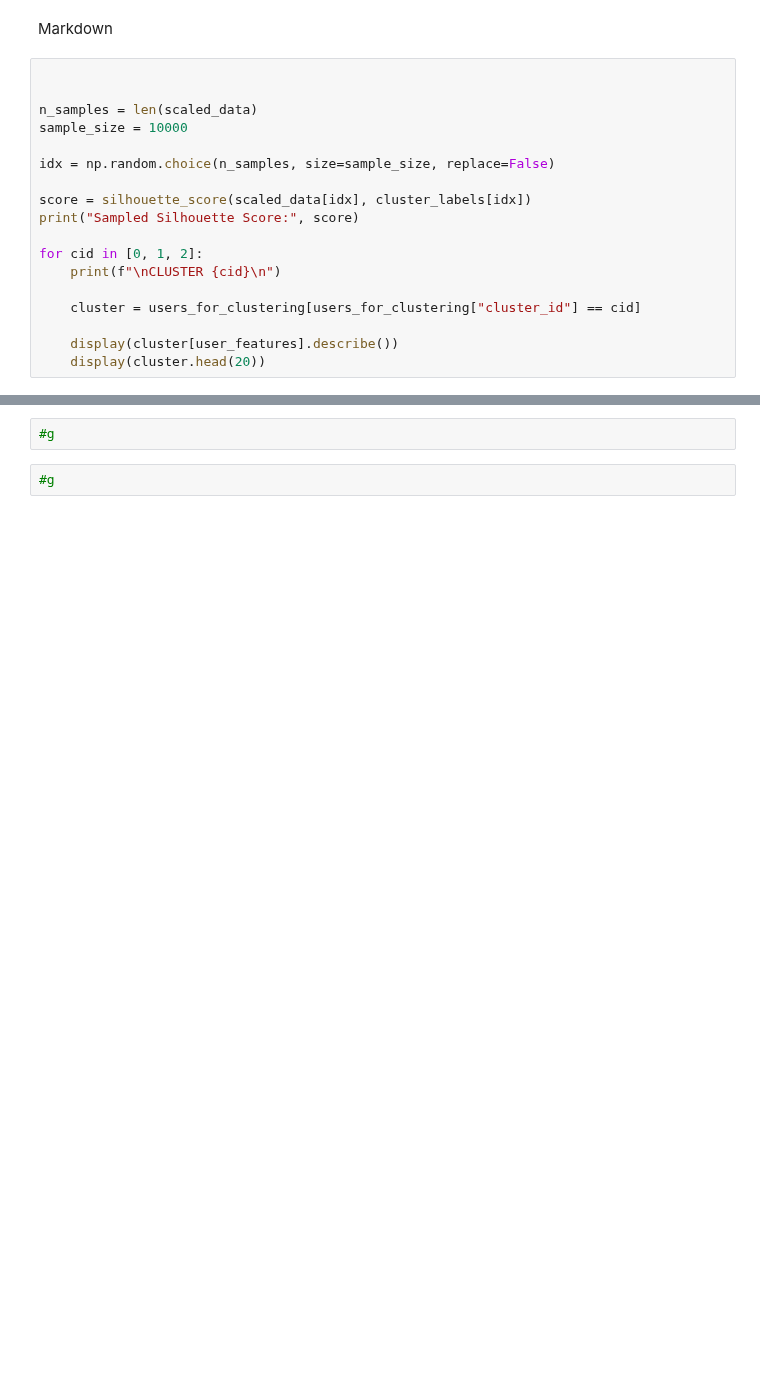
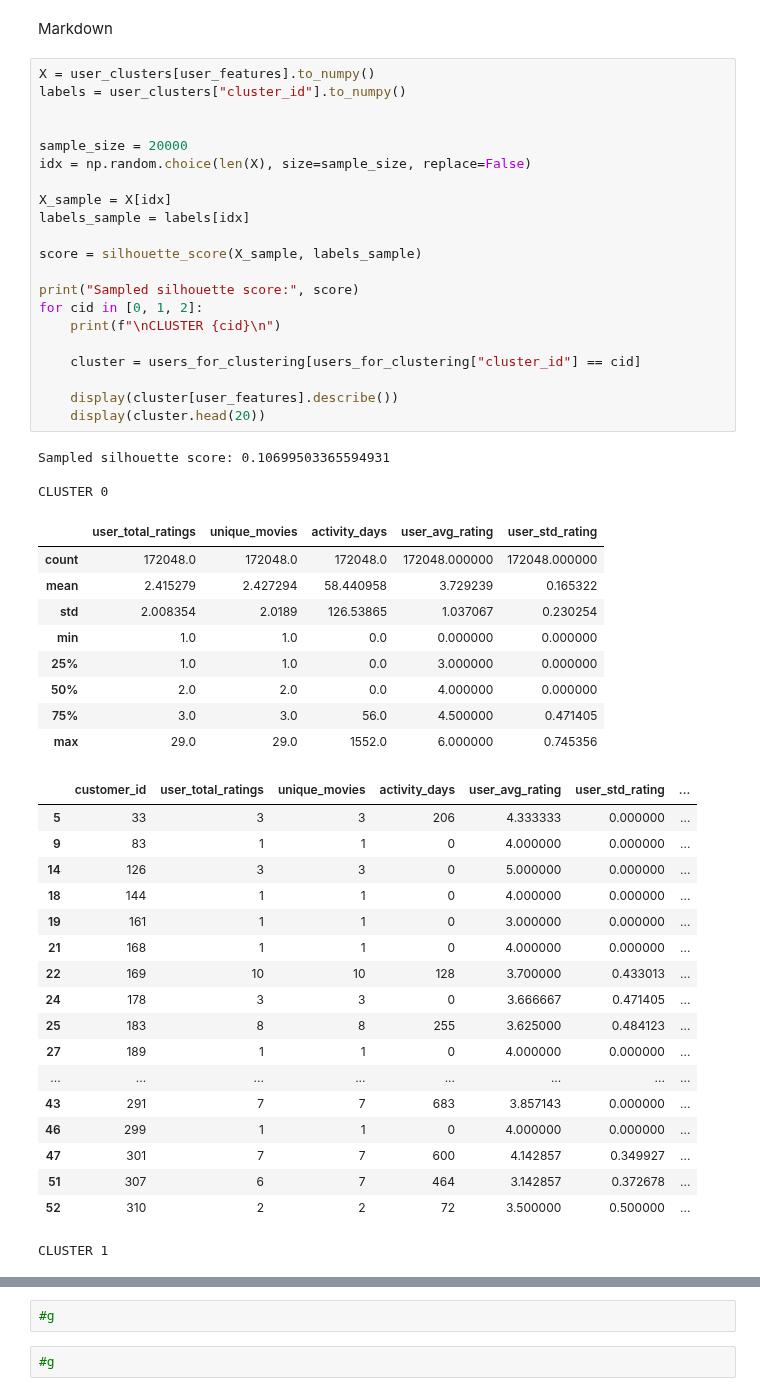
Before and after one commit to MookingSpooker/ROM_AD_Project_321481, a Jupyter notebook: main.ipynb, the cells around one changed output, grey strips where cells are left out. Cells and saved outputs as stored; diff of their text form; blank space fills up the shorter version.

Commit message:
calculating silhouette score

```diff
--- a/main.ipynb
+++ b/main.ipynb
@@ -1354,20 +1546,54 @@ add_new_df("user_clusters", "user_clusters", users_for_clustering)
 # %% [markdown]
 Markdown
 # %%
+X = user_clusters[user_features].to_numpy()
+labels = user_clusters["cluster_id"].to_numpy()
 
 
-n_samples = len(scaled_data)
-sample_size = 10000
+sample_size = 20000
+idx = np.random.choice(len(X), size=sample_size, replace=False)
 
-idx = np.random.choice(n_samples, size=sample_size, replace=False)
+X_sample = X[idx]
+labels_sample = labels[idx]
 
-score = silhouette_score(scaled_data[idx], cluster_labels[idx])
-print("Sampled Silhouette Score:", score)
+score = silhouette_score(X_sample, labels_sample)
 
+print("Sampled silhouette score:", score)
 for cid in [0, 1, 2]:
     print(f"\nCLUSTER {cid}\n")
 
     cluster = users_for_clustering[users_for_clustering["cluster_id"] == cid]
 
     display(cluster[user_features].describe())
     display(cluster.head(20))
+# %% [output]
+Sampled silhouette score: 0.10699503365594931
+
+CLUSTER 0
+|  | user_total_ratings | unique_movies | activity_days | user_avg_rating | user_std_rating |
+| count | 172048.0 | 172048.0 | 172048.0 | 172048.000000 | 172048.000000 |
+| mean | 2.415279 | 2.427294 | 58.440958 | 3.729239 | 0.165322 |
+| std | 2.008354 | 2.0189 | 126.53865 | 1.037067 | 0.230254 |
+| min | 1.0 | 1.0 | 0.0 | 0.000000 | 0.000000 |
+| 25% | 1.0 | 1.0 | 0.0 | 3.000000 | 0.000000 |
+| 50% | 2.0 | 2.0 | 0.0 | 4.000000 | 0.000000 |
+| 75% | 3.0 | 3.0 | 56.0 | 4.500000 | 0.471405 |
+| max | 29.0 | 29.0 | 1552.0 | 6.000000 | 0.745356 |
+|  | customer_id | user_total_ratings | unique_movies | activity_days | user_avg_rating | user_std_rating | ... |
+| 5 | 33 | 3 | 3 | 206 | 4.333333 | 0.000000 | ... |
+| 9 | 83 | 1 | 1 | 0 | 4.000000 | 0.000000 | ... |
+| 14 | 126 | 3 | 3 | 0 | 5.000000 | 0.000000 | ... |
+| 18 | 144 | 1 | 1 | 0 | 4.000000 | 0.000000 | ... |
+| 19 | 161 | 1 | 1 | 0 | 3.000000 | 0.000000 | ... |
+| 21 | 168 | 1 | 1 | 0 | 4.000000 | 0.000000 | ... |
+| 22 | 169 | 10 | 10 | 128 | 3.700000 | 0.433013 | ... |
+| 24 | 178 | 3 | 3 | 0 | 3.666667 | 0.471405 | ... |
+| 25 | 183 | 8 | 8 | 255 | 3.625000 | 0.484123 | ... |
+| 27 | 189 | 1 | 1 | 0 | 4.000000 | 0.000000 | ... |
+| ... | ... | ... | ... | ... | ... | ... | ... |
+| 43 | 291 | 7 | 7 | 683 | 3.857143 | 0.000000 | ... |
+| 46 | 299 | 1 | 1 | 0 | 4.000000 | 0.000000 | ... |
+| 47 | 301 | 7 | 7 | 600 | 4.142857 | 0.349927 | ... |
+| 51 | 307 | 6 | 7 | 464 | 3.142857 | 0.372678 | ... |
+| 52 | 310 | 2 | 2 | 72 | 3.500000 | 0.500000 | ... |
+CLUSTER 1
```
Also changed, not shown: parts of 18 cells of this notebook.
